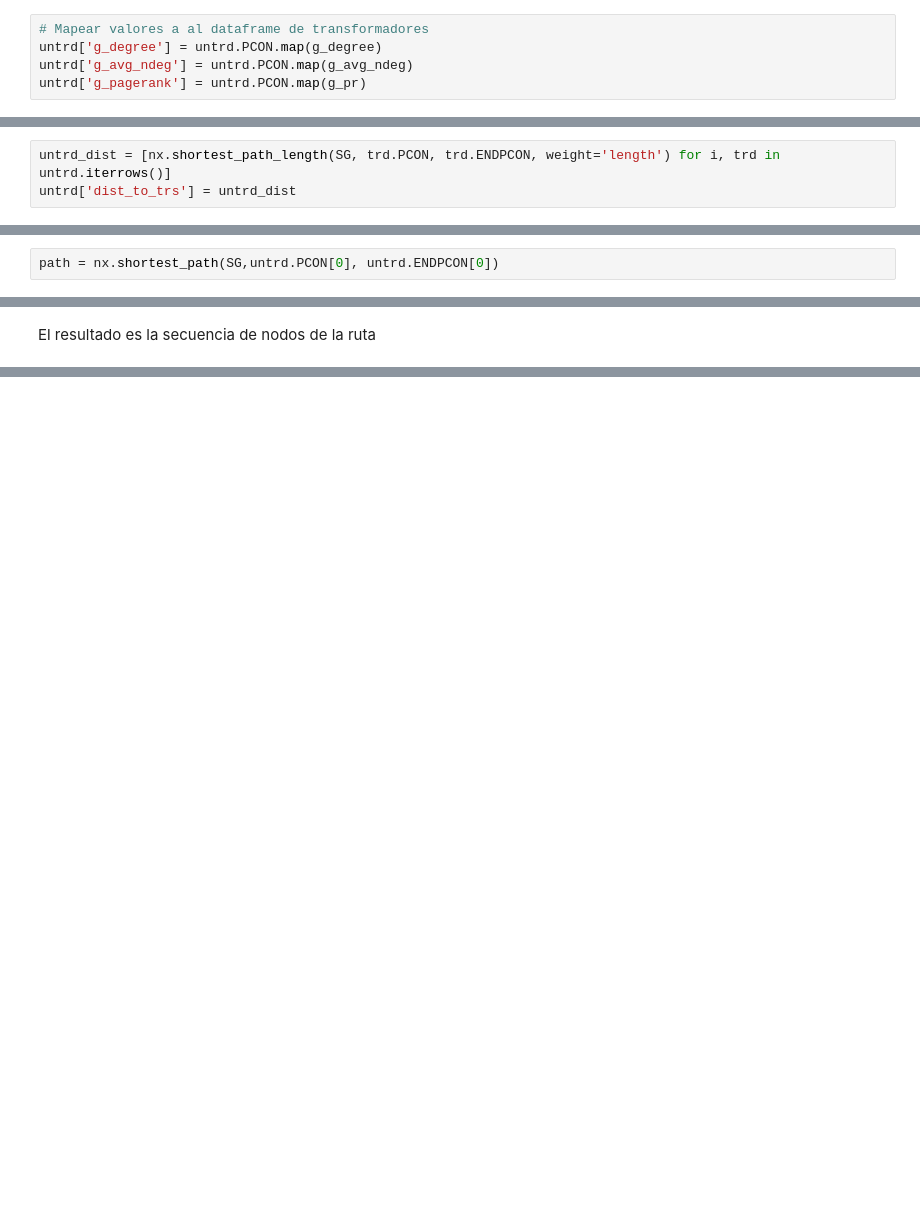
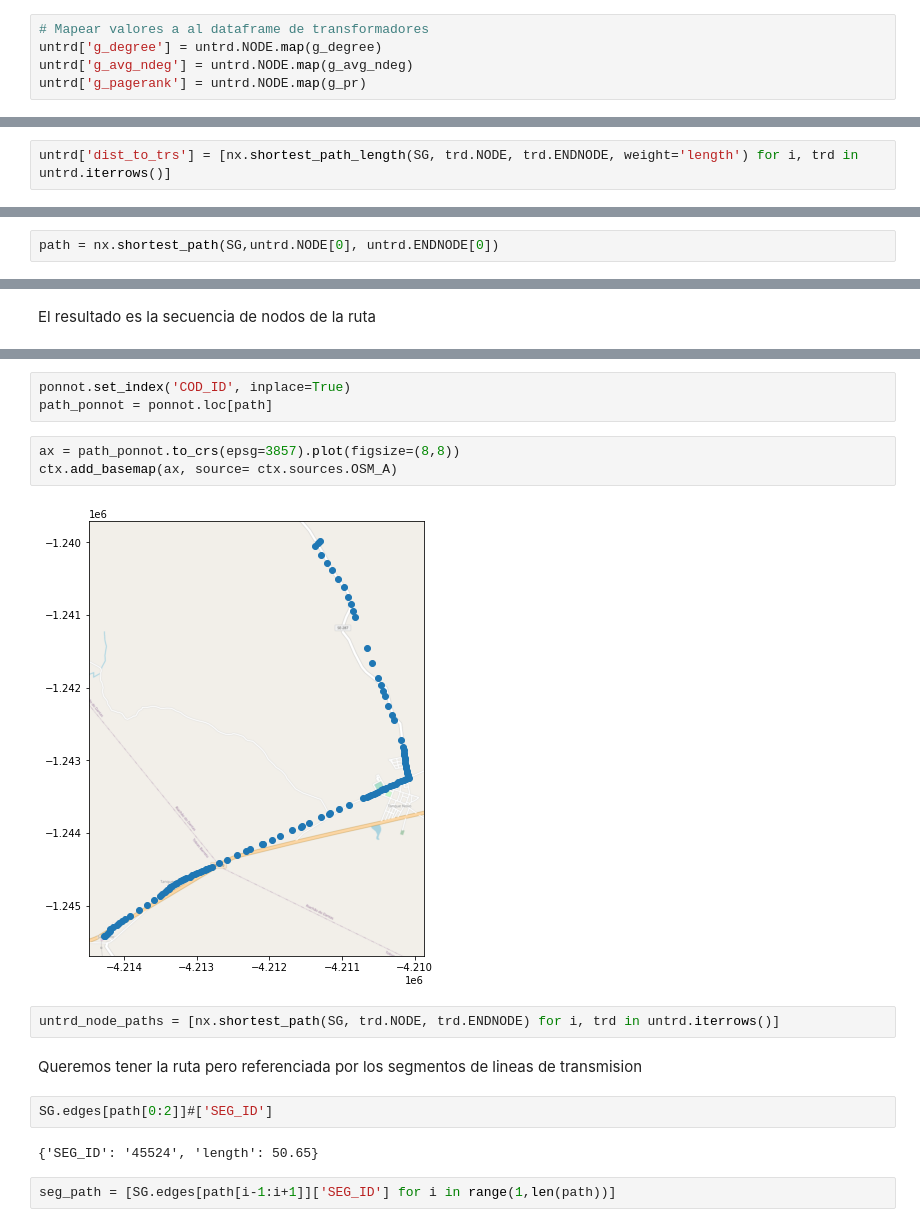
Before and after one commit to ramirojc/Diplodatos2020, a Jupyter notebook: Intro_Curacion_Georef.ipynb, the cells around one changed output, grey strips where cells are left out. Cells and saved outputs as stored; diff of their text form; blank space fills up the shorter version.

```diff
--- a/Intro_Curacion_Georef.ipynb
+++ b/Intro_Curacion_Georef.ipynb
@@ -462,17 +444,16 @@ nx.set_node_attributes(SG, g_avg_ndeg, 'avg_nei_degree')
 nx.set_node_attributes(SG, g_pr, 'pagerank')
 # %%
 # Mapear valores a al dataframe de transformadores
-untrd['g_degree'] = untrd.PCON.map(g_degree)
-untrd['g_avg_ndeg'] = untrd.PCON.map(g_avg_ndeg)
-untrd['g_pagerank'] = untrd.PCON.map(g_pr)
+untrd['g_degree'] = untrd.NODE.map(g_degree)
+untrd['g_avg_ndeg'] = untrd.NODE.map(g_avg_ndeg)
+untrd['g_pagerank'] = untrd.NODE.map(g_pr)
 # %% [markdown]
 ### Calculo de features con metricas y medidas
 # %% [markdown]
 Calculo de distancia compensada por pesos
 # %%
-untrd_dist = [nx.shortest_path_length(SG, trd.PCON, trd.ENDPCON, weight='length') for i, trd in untrd.iterrows()]
-untrd['dist_to_trs'] = untrd_dist
+untrd['dist_to_trs'] = [nx.shortest_path_length(SG, trd.NODE, trd.ENDNODE, weight='length') for i, trd in untrd.iterrows()]
 # %% [markdown]
 Calculo de ruta
 # %%
-path = nx.shortest_path(SG,untrd.PCON[0], untrd.ENDPCON[0])
+path = nx.shortest_path(SG,untrd.NODE[0], untrd.ENDNODE[0])
@@ -502,0 +469,18 @@ El resultado es la secuencia de nodos de la ruta
+# %%
+ponnot.set_index('COD_ID', inplace=True)
+path_ponnot = ponnot.loc[path]
+# %%
+ax = path_ponnot.to_crs(epsg=3857).plot(figsize=(8,8))
+ctx.add_basemap(ax, source= ctx.sources.OSM_A)
+# %% [output]
+[figure, added]
+# %%
+untrd_node_paths = [nx.shortest_path(SG, trd.NODE, trd.ENDNODE) for i, trd in untrd.iterrows()]
+# %% [markdown]
+Queremos tener la ruta pero referenciada por los segmentos de lineas de transmision
+# %%
+SG.edges[path[0:2]]#['SEG_ID']
+# %% [output]
+{'SEG_ID': '45524', 'length': 50.65}
+# %%
+seg_path = [SG.edges[path[i-1:i+1]]['SEG_ID'] for i in range(1,len(path))]
```
Also changed, not shown: parts of 23 cells of this notebook.
